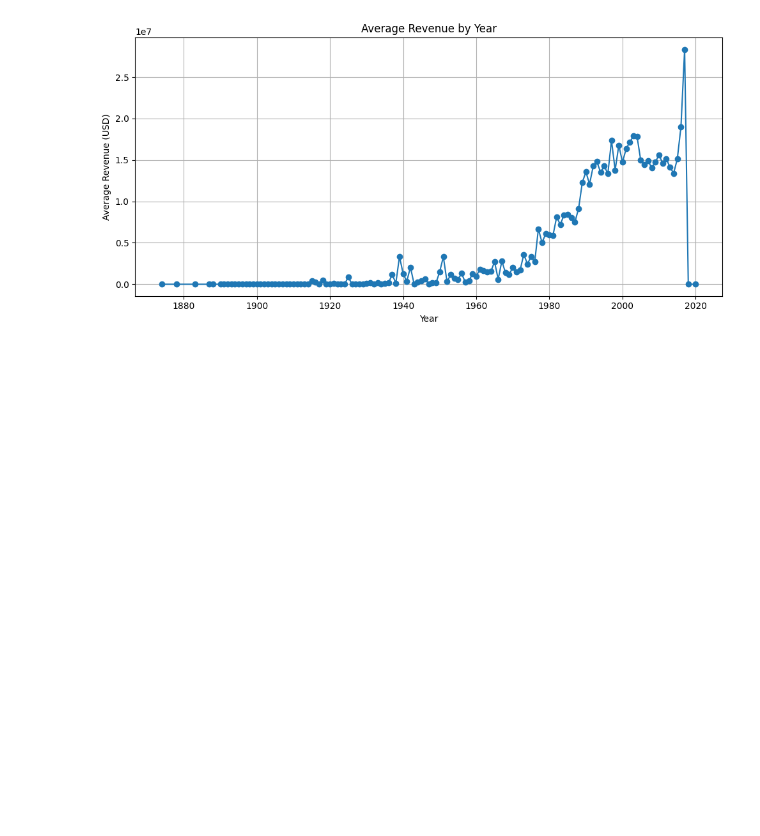
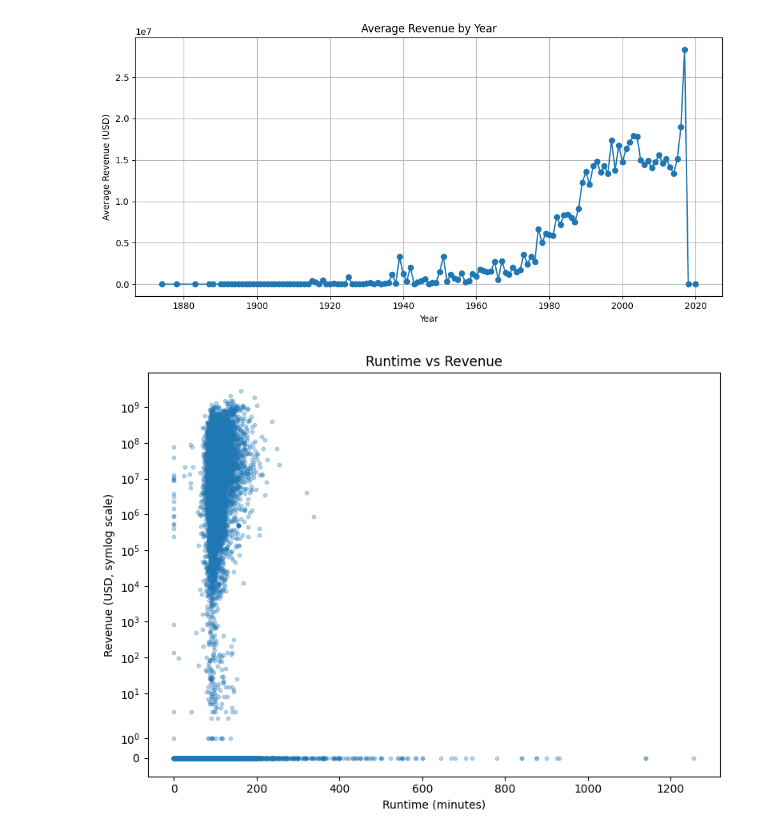
Before and after one commit to ely0rbek/Anatomy-of-a-Blockbuster, a Jupyter notebook: presentation/project_analysis.ipynb, the cells around one changed output. Drawn from its saved outputs; the diff is of its cells as text; code cells hidden in the pictures; blank space fills up the shorter version.

Commit message:
chart was build in presentation layer

```diff
--- a/presentation/project_analysis.ipynb
+++ b/presentation/project_analysis.ipynb
@@ -27,3 +27,9 @@ from blockbuster_analysis.revenue_by_year import plot_revenue_by_year
 plot_revenue_by_year()
 # %% [output]
 [figure]
+# %%
+from blockbuster_analysis.runtime_vs_revenue import plot_runtime_vs_revnue
+
+plot_runtime_vs_revnue()
+# %% [output]
+[figure, added]
```
Also changed, not shown: 1 other file.
